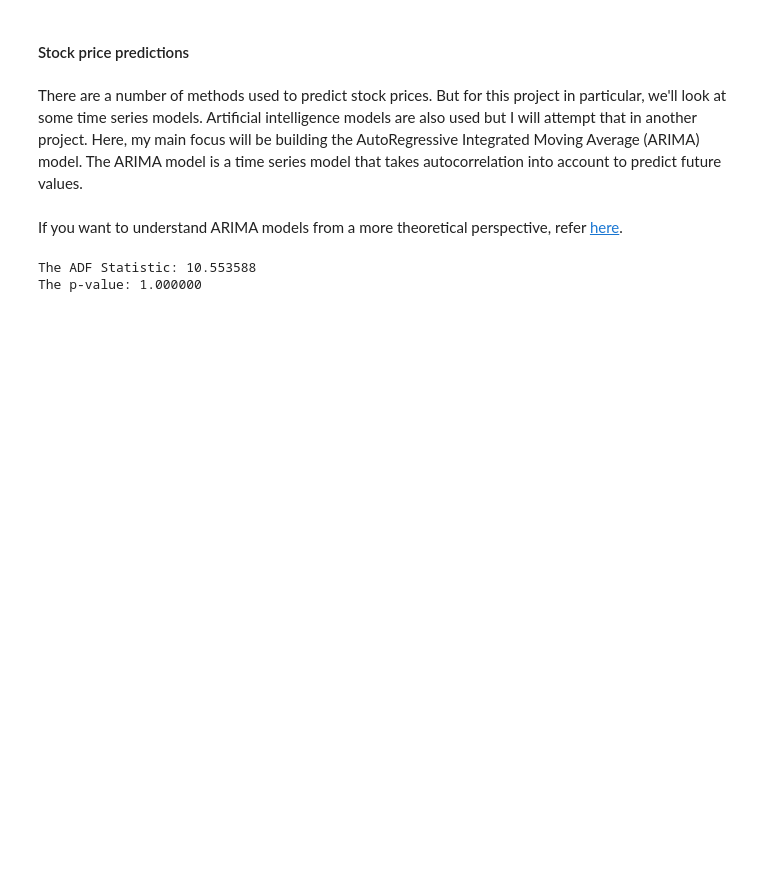
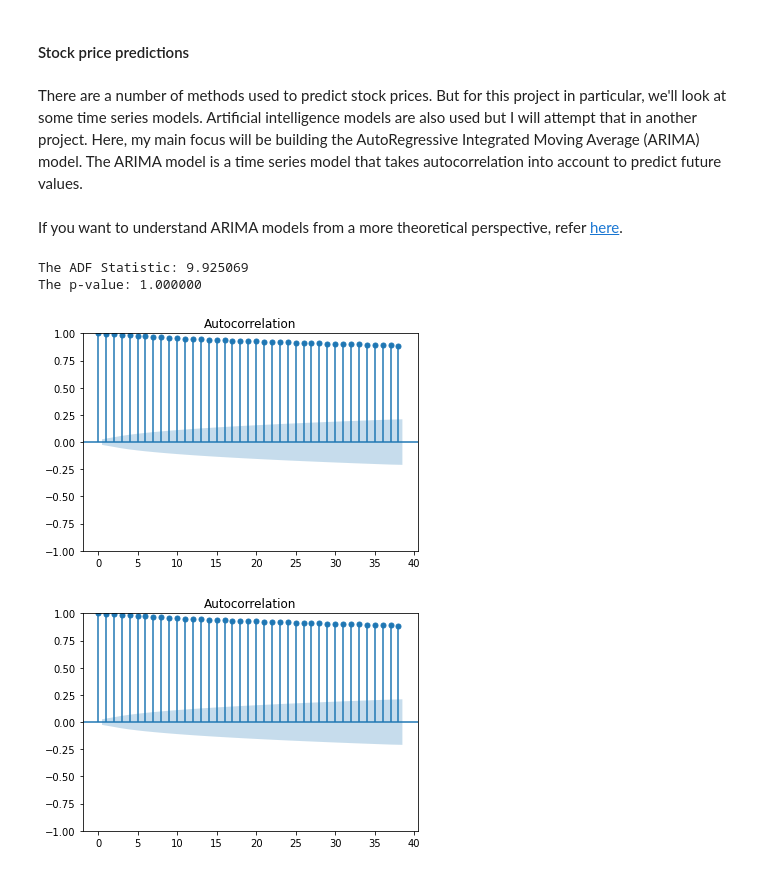
Before and after one commit to rachelsohzc/Nvidia-stock-analysis, a Jupyter notebook: Nvidia Stock analysis.ipynb, the cells around one changed output. Saved outputs shown, nothing was run; the diff lists cells and outputs as text; code cells hidden in the pictures; blank space fills up the shorter version.

```diff
--- a/Nvidia Stock analysis.ipynb
+++ b/Nvidia Stock analysis.ipynb
@@ -196,13 +201,9 @@ If you want to understand ARIMA models from a more theoretical perspective, refe
 # %%
 #Finding the order of differencing for the stationary time series
 #If d=0, it means the time series is stationary and vice versa
-import statsmodels.api as sm
-from statsmodels.tsa.stattools import adfuller
-from numpy import log
+result = adfuller(nvidia.Close)
+print('The ADF Statistic: %f' % result[0])
+print('The p-value: %f' % result[1])
+# %% [output]
+The ADF Statistic: 9.925069
+The p-value: 1.000000
-# %%
-result = adfuller(nvidia.midprice)
-print('The ADF Statistic: %f' % result[0])
-print('The p-value: %f' % result[1])
-# %% [output]
-The ADF Statistic: 10.553588
-The p-value: 1.000000
@@ -210,0 +210,5 @@ The p-value: 1.000000
+# %%
+plot_acf(nvidia.Close)
+# %% [output]
+[figure, added]
+[figure, added]
```
Also changed, not shown: parts of 2 cells of this notebook.
